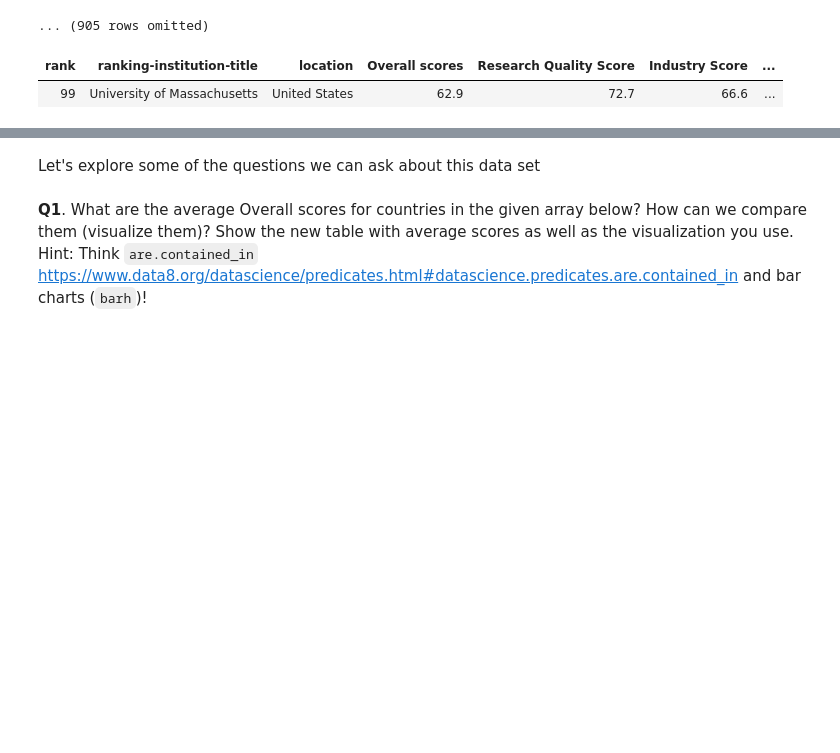
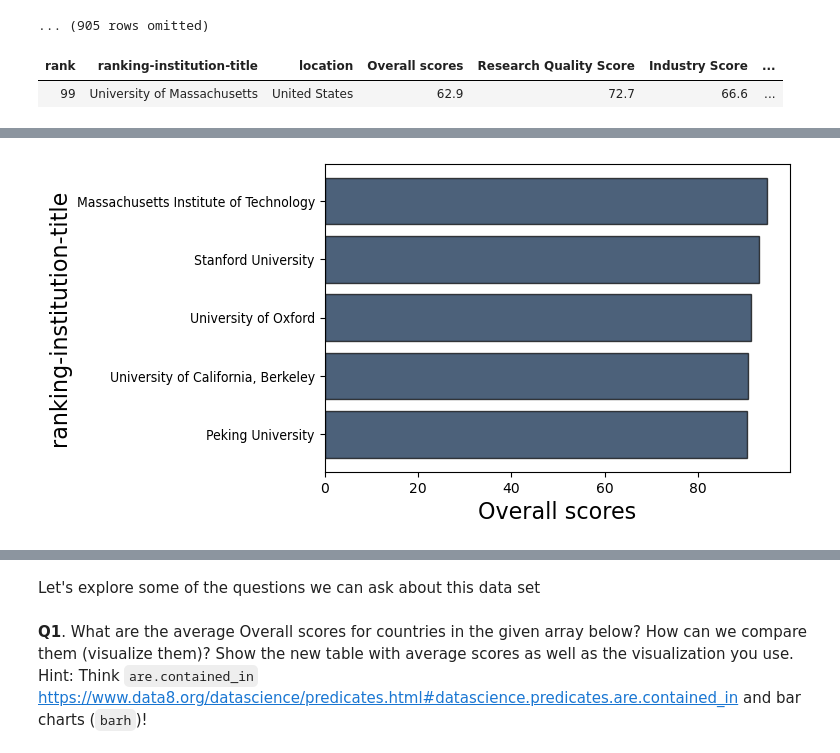
Before and after one commit to ucsb-ds/cmpsc5a-s25-students, a Jupyter notebook: labs/lab04/lab04.ipynb, the cells around one changed output, grey strips where cells are left out. Drawn from its saved outputs; the diff is of its cells as text; code cells hidden in the pictures; blank space fills up the shorter version.

```diff
--- a/labs/lab04/lab04.ipynb
+++ b/labs/lab04/lab04.ipynb
@@ -41,0 +60,4 @@ ranking.where('rank',99)
+# %%
+ranking.take[0:5].select("ranking-institution-title","Overall scores").barh("ranking-institution-title")
+# %% [output]
+[figure, added]
```
Also changed, not shown: parts of 13 cells of this notebook.
